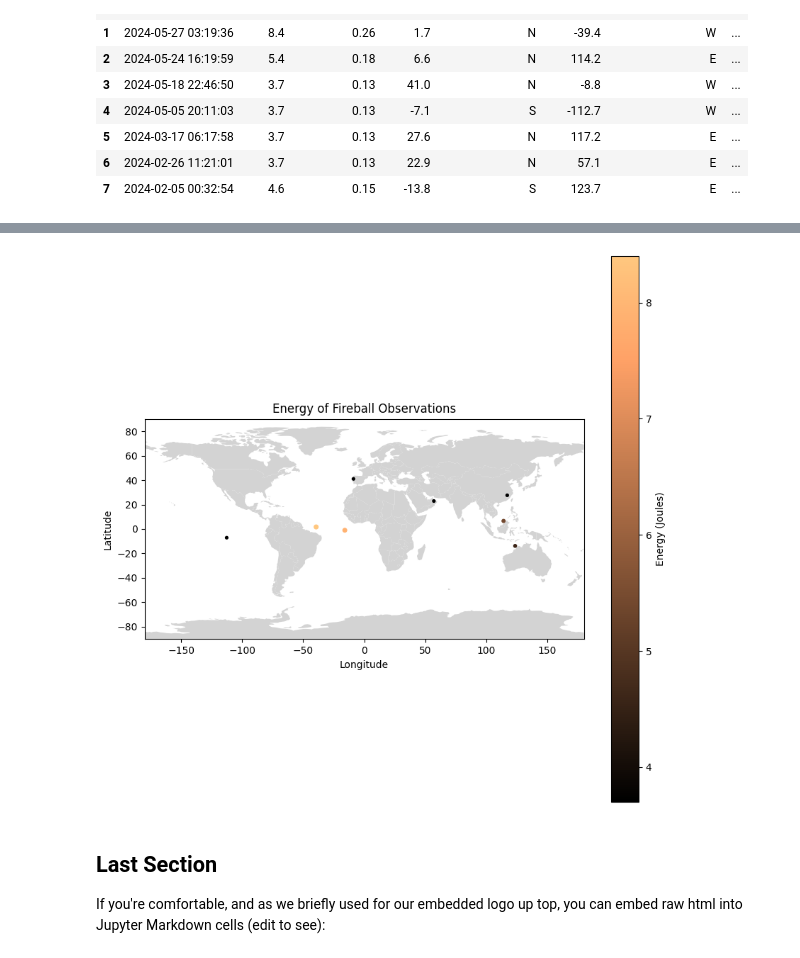
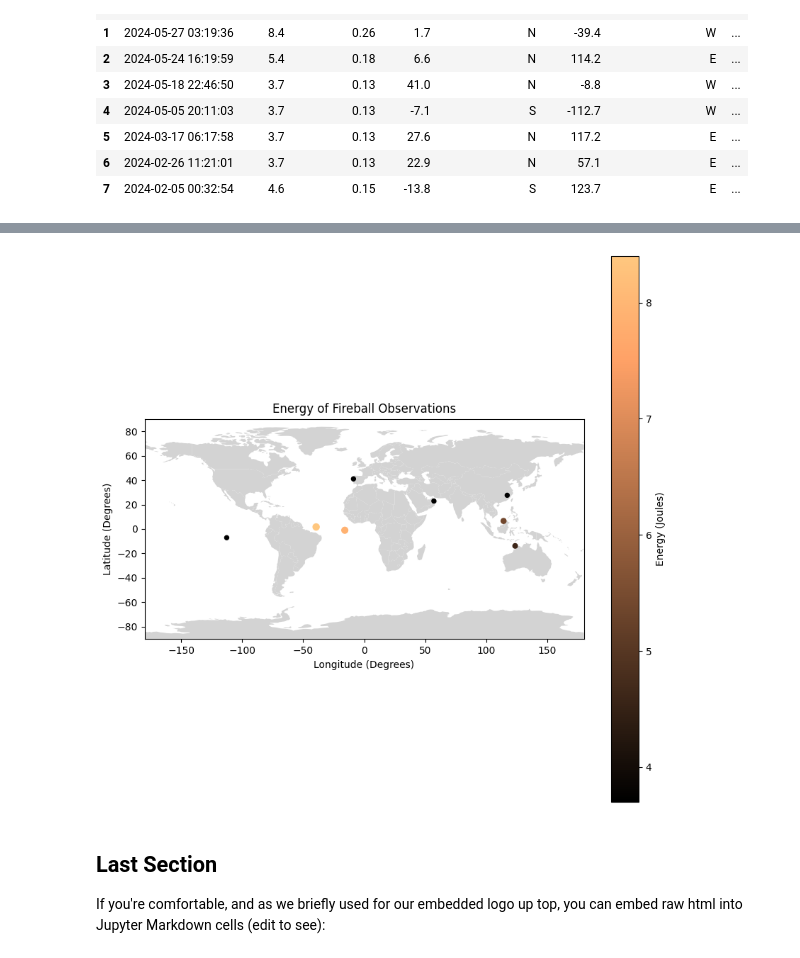
Before and after one commit to ProjectPythia/api-cookbook, a Jupyter notebook: notebooks/example-workflows/cneos-fireball.ipynb, the cells around one changed output, grey strips where cells are left out. Drawn from its saved outputs; the diff is of its cells as text; code cells hidden in the pictures.

```diff
--- a/notebooks/example-workflows/cneos-fireball.ipynb
+++ b/notebooks/example-workflows/cneos-fireball.ipynb
@@ -212,27 +212,27 @@ memory usage: 708.0+ bytes
 # %%
 # retrieve world map from GeoPandas
 world_map = geopandas.read_file(geopandas.datasets.get_path("naturalearth_lowres"))
 
 # Set up world map plot
 fig, ax = plt.subplots(figsize=(10, 10))
 world_map.plot(color="lightgrey", ax=ax)
 
 # Plot Fireball Locations with Energy
 x = fireball_df["longitude"]
 y = fireball_df["latitude"]
 z = fireball_df["energy"]
-plt.scatter(x, y, s=2*z, c=z, cmap="copper")
+plt.scatter(x, y, s=5*z, c=z, cmap="copper")
 plt.colorbar(label="Energy (Joules)")
 
 # Setup Axis Limits and Title/Labels
 plt.xlim([-180, 180])
 plt.ylim([-90, 90])
 plt.title("Energy of Fireball Observations")
-plt.xlabel("Longitude")
-plt.ylabel("Latitude")
+plt.xlabel("Longitude (Degrees)")
+plt.ylabel("Latitude (Degrees)")
 plt.show()
 # %% [output]
-[figure, old version]
+[figure, new version]
 # %% [markdown]
 ## Last Section
 
```
